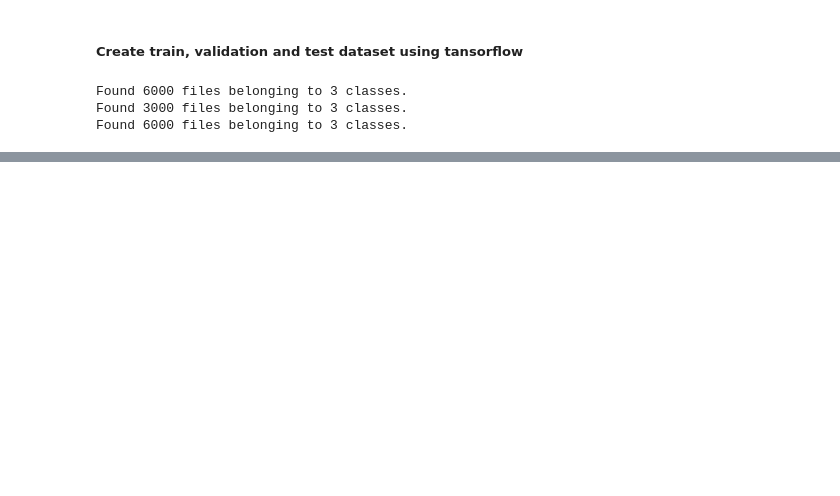
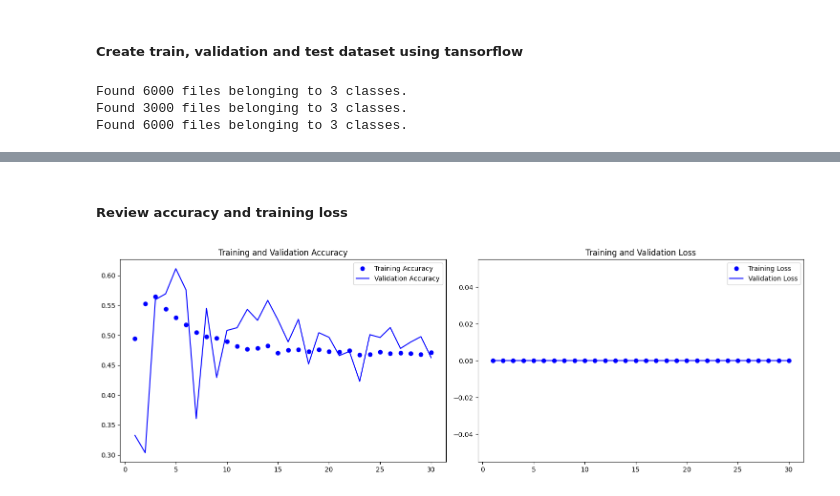
Before and after one commit to khushbunlad/CSCN8010-labs, a Jupyter notebook: FinalProject.ipynb, the cells around one changed output, grey strips where cells are left out. Drawn from its saved outputs; the diff is of its cells as text; code cells hidden in the pictures; blank space fills up the shorter version.

```diff
--- a/FinalProject.ipynb
+++ b/FinalProject.ipynb
@@ -150,0 +352,23 @@ Found 6000 files belonging to 3 classes.
+# %% [markdown]
+##### Review accuracy and training loss
+# %%
+# Create subplots with 1 row and 2 columns
+fig, axes = plt.subplots(1, 2, figsize=(15, 5))
+
+# Plot training and validation accuracy
+axes[0].plot(cnn_epochs, cnn_accuracy, "bo", label="Training Accuracy")
+axes[0].plot(cnn_epochs, cnn_val_accuracy, "b", label="Validation Accuracy")
+axes[0].set_title("Training and Validation Accuracy")
+axes[0].legend()
+
+# Plot training and validation loss
+axes[1].plot(cnn_epochs, cnn_loss, "bo", label="Training Loss")
+axes[1].plot(cnn_epochs, cnn_val_loss, "b", label="Validation Loss")
+axes[1].set_title("Training and Validation Loss")
+axes[1].legend()
+
+# Display the plots
+plt.tight_layout()
+plt.show()
+# %% [output]
+[figure, added]
```
Also changed, not shown: parts of 22 cells of this notebook, 4 other files.
